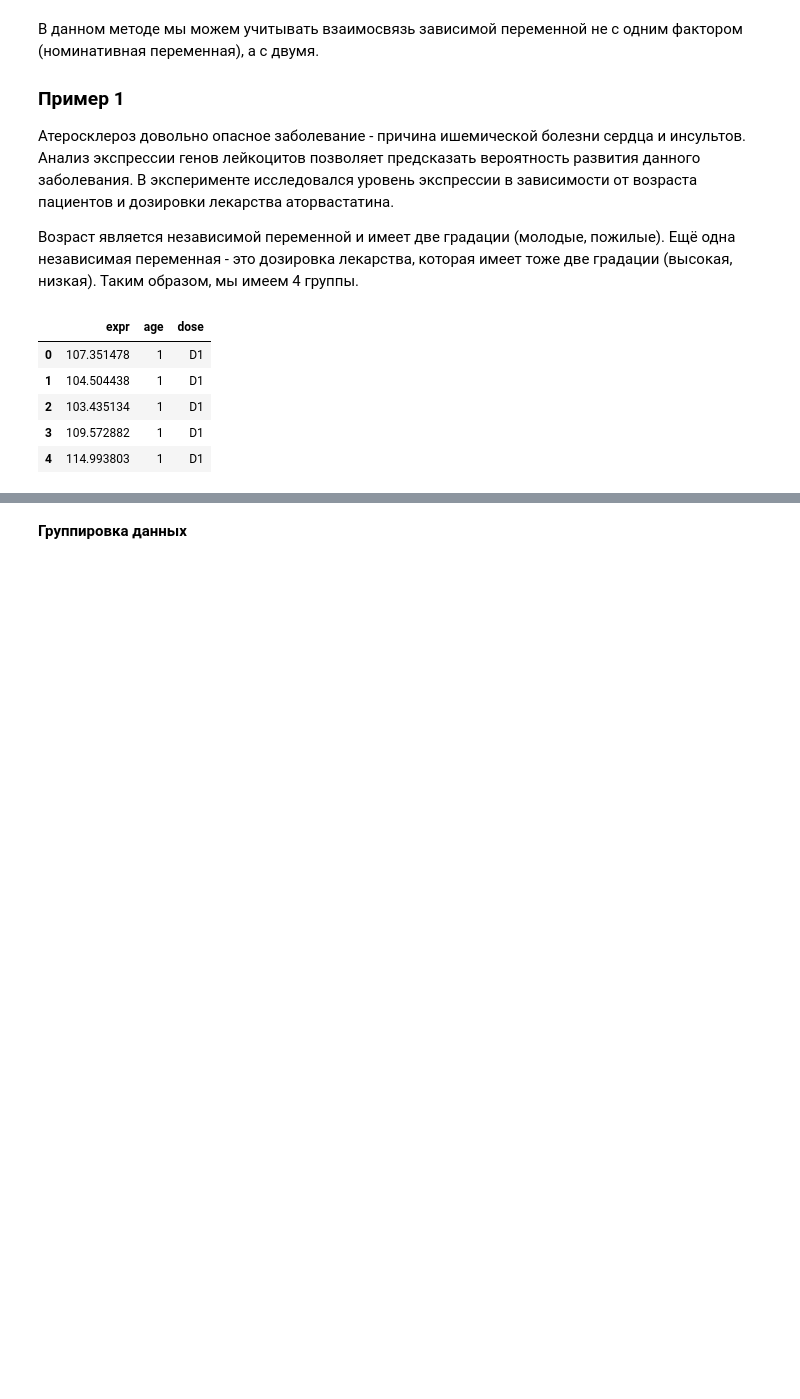
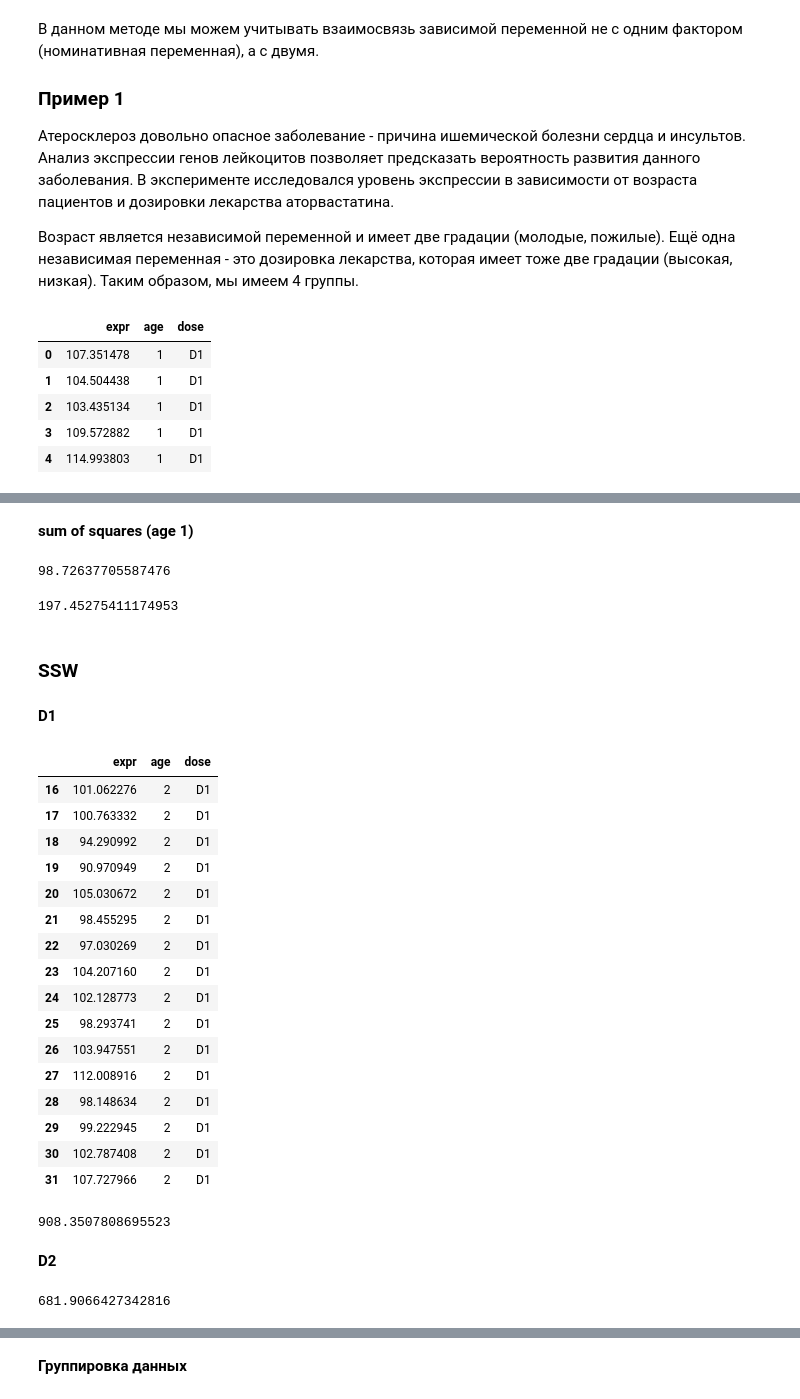
Before and after one commit to SciWake/Mathematics, a Jupyter notebook: Statistics_1_stepik/2_Comparison_of_averages.ipynb, the cells around one changed output, grey strips where cells are left out. Drawn from its saved outputs; the diff is of its cells as text; code cells hidden in the pictures; blank space fills up the shorter version.

```diff
--- a/Statistics_1_stepik/2_Comparison_of_averages.ipynb
+++ b/Statistics_1_stepik/2_Comparison_of_averages.ipynb
@@ -880,0 +966,36 @@ data.head()
+# %% [markdown]
+**sum of squares (age 1)**
+# %%
+sum_of_squares_age2 = len(data[data['age'] == 2]) * (mean_age2 - mean_of_mans) ** 2
+sum_of_squares_age2
+# %% [output]
+98.72637705587476
+# %%
+sum_of_squares_for_2st_factor = sum_of_squares_age1 + sum_of_squares_age2
+sum_of_squares_for_2st_factor
+# %% [output]
+197.45275411174953
+# %% [markdown]
+### SSW
+# %% [markdown]
+**D1**
+# %%
+data[(data['dose'] == 'D1') & (data['age'] == 2)]
+# %% [output]
+|  | expr | age | dose |
+| 16 | 101.062276 | 2 | D1 |
+| 17 | 100.763332 | 2 | D1 |
+| 18 | 94.290992 | 2 | D1 |
+| 19 | 90.970949 | 2 | D1 |
+| 20 | 105.030672 | 2 | D1 |
+| 21 | 98.455295 | 2 | D1 |
+| 22 | 97.030269 | 2 | D1 |
+| 23 | 104.207160 | 2 | D1 |
+| 24 | 102.128773 | 2 | D1 |
+| 25 | 98.293741 | 2 | D1 |
+| 26 | 103.947551 | 2 | D1 |
+| 27 | 112.008916 | 2 | D1 |
+| 28 | 98.148634 | 2 | D1 |
+| 29 | 99.222945 | 2 | D1 |
+| 30 | 102.787408 | 2 | D1 |
+| 31 | 107.727966 | 2 | D1 |
@@ -880,0 +1005,11 @@ data.head()
+# %%
+sum_d1 = 0
+for expr in data[(data['dose'] == 'D1') & (data['age'] == 1)]['expr']:
+    sum_d1 += (expr - D1_age1_mean)**2
+for expr in data[(data['dose'] == 'D1') & (data['age'] == 2)]['expr']:
+    sum_d1 += (expr - D1_age2_mean)**2
+sum_d1
+# %% [output]
+908.3507808695523
+# %% [markdown]
+**D2**
@@ -880,0 +1019,9 @@ data.head()
+# %%
+sum_d2 = 0
+for expr in data[(data['dose'] == 'D2') & (data['age'] == 1)]['expr']:
+    sum_d2 += (expr - D2_age1_mean)**2
+for expr in data[(data['dose'] == 'D2') & (data['age'] == 2)]['expr']:
+    sum_d2 += (expr - D2_age2_mean)**2
+sum_d2
+# %% [output]
+681.9066427342816
```
Also changed, not shown: parts of 21 cells of this notebook.
